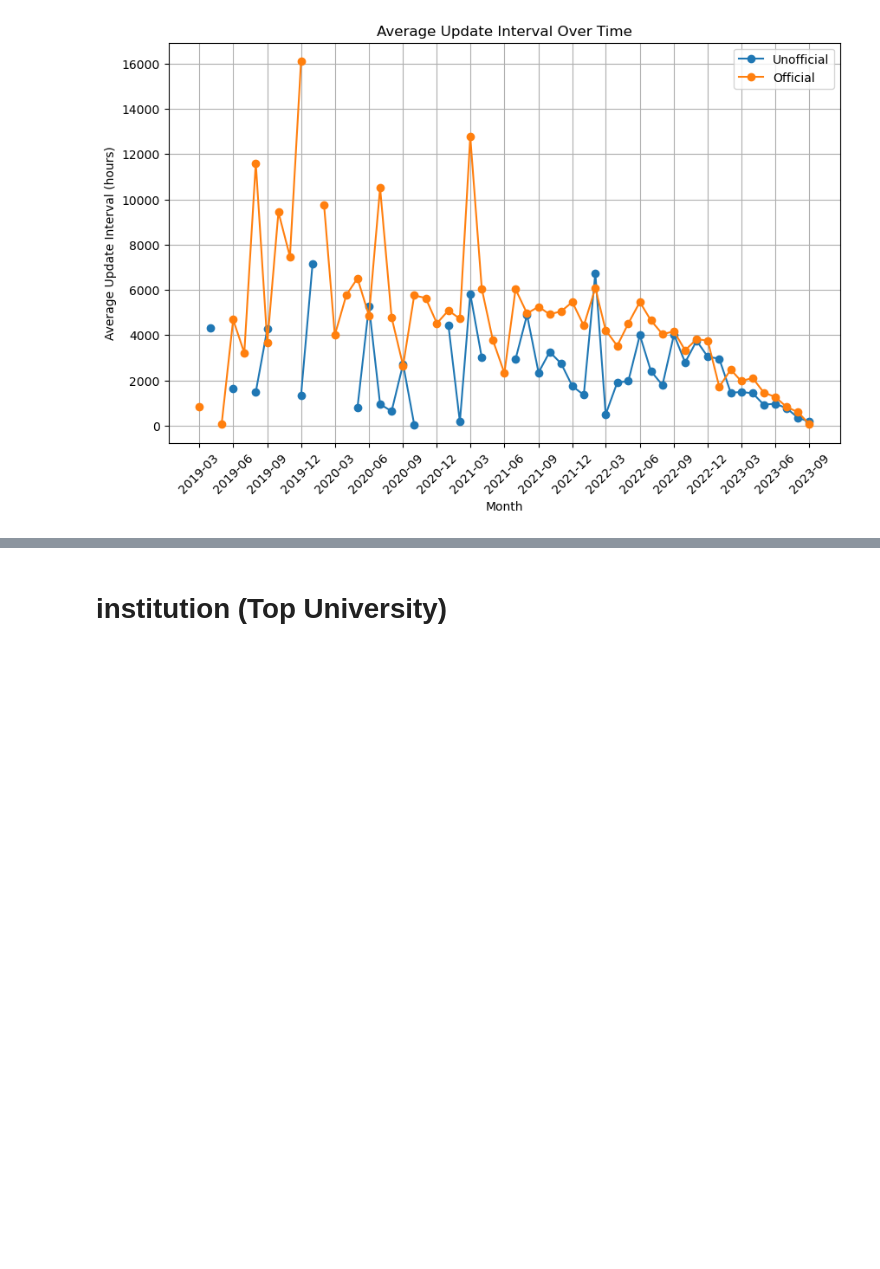
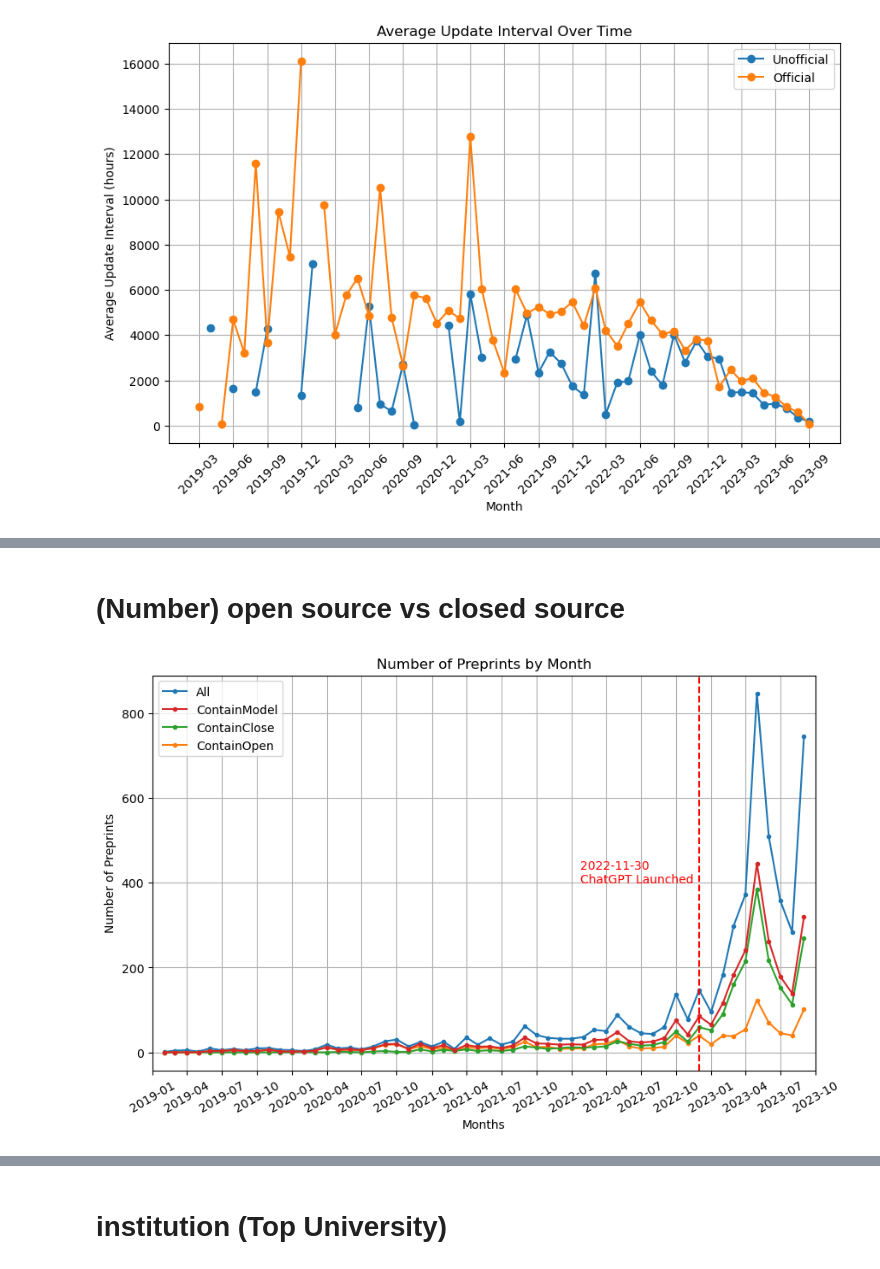
Before and after one commit to jiaweixu98/ChatGPTinnovationWaves, a Jupyter notebook: llm_final_paper.ipynb, the cells around one changed output, grey strips where cells are left out. Saved outputs shown, nothing was run; the diff lists cells and outputs as text; code cells hidden in the pictures; blank space fills up the shorter version.

```diff
--- a/llm_final_paper.ipynb
+++ b/llm_final_paper.ipynb
@@ -686,10 +966,10 @@ def calculate_update_interval(versions):
 df['UpdateInterval'] = df['versions'].apply(calculate_update_interval)
 
 # Filter out preprints with less than 2 versions
-df = df[df['NumberOfUpdates'] >= 1]
+df_multi = df[df['NumberOfUpdates'] >= 1]
 
 # Group by 'Month' and 'IsOfficial' and calculate the mean update interval
-df_monthly_intervals = df.groupby(['Month', 'IsOfficial'])['UpdateInterval'].mean().unstack()
+df_monthly_intervals = df_multi.groupby(['Month', 'IsOfficial'])['UpdateInterval'].mean().unstack()
 
 # Convert 'Month' to timestamp
 df_monthly_intervals.index = df_monthly_intervals.index.to_timestamp()
@@ -734,0 +1012,64 @@ df
+# %% [markdown]
+# (Number) open source vs closed source
+# %%
+# Group by 'Month' and calculate the sum for each label
+df_monthly_all = df.groupby('Month').size()
+df_monthly_pureclose = df.groupby('Month')['PureClose'].sum()
+df_monthly_pureopen = df.groupby('Month')['PureOpen'].sum()
+df_monthly_containopenandclose = df.groupby('Month')['containOpenAndClose'].sum()
+df_monthly_containopen = df.groupby('Month')['containOpen'].sum()
+df_monthly_containclose = df.groupby('Month')['containClose'].sum()
+df_monthly_containmodel = df.groupby('Month')['containModel'].sum()
+
+# Convert 'Month' to timestamp
+df_monthly_all.index = df_monthly_all.index.to_timestamp()
+# df_monthly_pureclose.index = df_monthly_pureclose.index.to_timestamp()
+# df_monthly_pureopen.index = df_monthly_pureopen.index.to_timestamp()
+# df_monthly_containopenandclose.index = df_monthly_containopenandclose.index.to_timestamp()
+df_monthly_containopen.index = df_monthly_containopen.index.to_timestamp()
+df_monthly_containclose.index = df_monthly_containclose.index.to_timestamp()
+df_monthly_containmodel.index = df_monthly_containmodel.index.to_timestamp()
+
+# Calculate the total number of preprints for each label
+totals = {
+    'All': df_monthly_all.sum(),
+    # 'PureClose': df_monthly_pureclose.sum(),
+    # 'PureOpen': df_monthly_pureopen.sum(),
+    # 'ContainOpenAndClose': df_monthly_containopenandclose.sum(),
+    'ContainOpen': df_monthly_containopen.sum(),
+    'ContainClose': df_monthly_containclose.sum(),
+    'ContainModel': df_monthly_containmodel.sum(),
+}
+
+# Plot the number of preprints over time
+fig, ax = plt.subplots(figsize=(10, 6))
+lines = {}
+lines['All'] = ax.plot(df_monthly_all.index, df_monthly_all.values, marker='o', markersize=3)
+# lines['PureClose'] = ax.plot(df_monthly_pureclose.index, df_monthly_pureclose.values, marker='o', markersize=3)
+# lines['PureOpen'] = ax.plot(df_monthly_pureopen.index, df_monthly_pureopen.values, marker='o', markersize=3)
+# lines['ContainOpenAndClose'] = ax.plot(df_monthly_containopenandclose.index, df_monthly_containopenandclose.values, marker='o', markersize=3)
+lines['ContainOpen'] = ax.plot(df_monthly_containopen.index, df_monthly_containopen.values, marker='o', markersize=3)
+lines['ContainClose'] = ax.plot(df_monthly_containclose.index, df_monthly_containclose.values, marker='o', markersize=3)
+lines['ContainModel'] = ax.plot(df_monthly_containmodel.index, df_monthly_containmodel.values, marker='o', markersize=3)
+
+ax.xaxis.set_major_locator(mdates.MonthLocator(interval=3))  # set x-ticks every 3 months
+ax.xaxis.set_major_formatter(mdates.DateFormatter('%Y-%m'))  # format x-ticks as 'YYYY-MM'
+ax.set_xlim([pd.Timestamp('2019-01'), pd.Timestamp('2023-10')])  # set x-axis limits
+
+plt.xticks(rotation=30)
+plt.xlabel('Months')
+plt.ylabel('Number of Preprints')
+plt.title('Number of Preprints by Month')
+plt.grid(True)
+
+# Order legend by total number of preprints
+ordered_labels = sorted(totals, key=totals.get, reverse=True)
+ordered_handles = [lines[label][0] for label in ordered_labels]
+ax.legend(ordered_handles, ordered_labels)
+
+ax.axvline(pd.Timestamp('2022-11-30'), color='r', linestyle='--')  # add vertical line
+ax.annotate('2022-11-30\nChatGPT Launched', xy=(pd.Timestamp('2022-11-30'), 400), xycoords='data', xytext=(-100,0), textcoords='offset points', color='r')  # add annotation
+
+plt.show()
+# %% [output]
+[figure, added]
```
Also changed, not shown: parts of 10 cells of this notebook.
